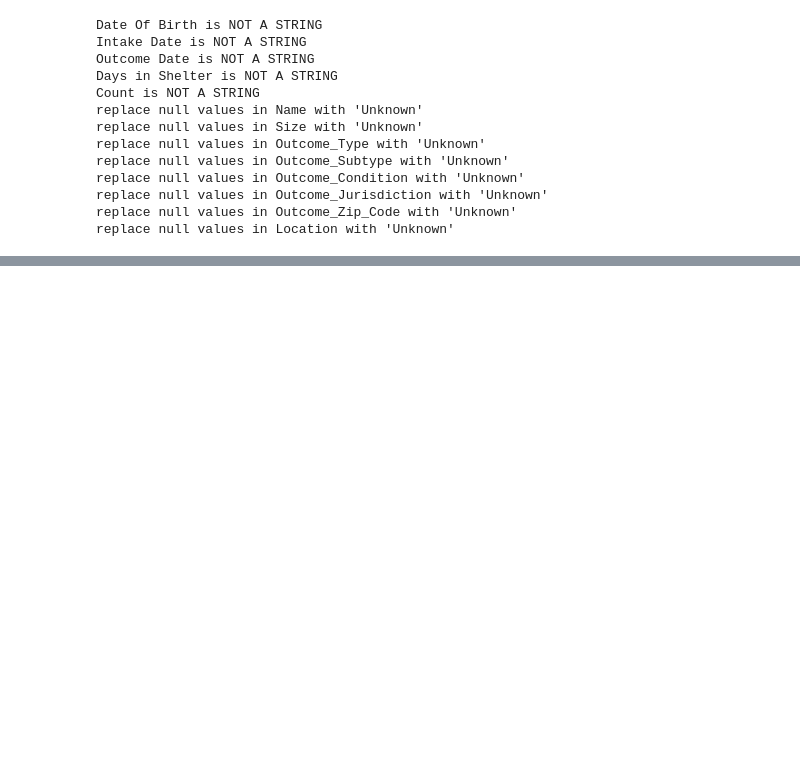
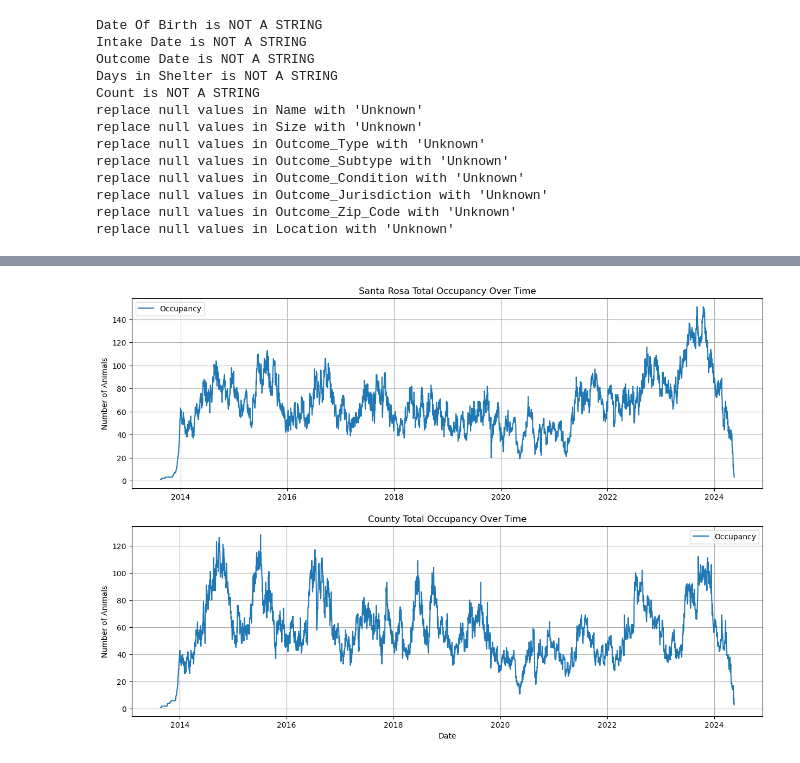
Before and after one commit to robchimel/pawpulation-forecast, a Jupyter notebook: plots.ipynb, the cells around one changed output, grey strips where cells are left out. Cells and saved outputs as stored; diff of their text form; code cells hidden in the pictures; blank space fills up the shorter version.

```diff
--- a/plots.ipynb
+++ b/plots.ipynb
@@ -32,0 +86,23 @@ Index(['Name', 'Type', 'Breed', 'Color', 'Sex', 'Size', 'Date_Of_Birth',
+# %%
+# Plot the time series
+
+plt.figure(figsize=(15, 10))
+
+plt.subplot(2, 1, 1)
+plt.plot(SR_occupancy_ts.index, SR_occupancy_ts['Occupancy'], label='Occupancy')
+plt.title('Santa Rosa Total Occupancy Over Time')
+# plt.xlabel('Date')
+plt.ylabel('Number of Animals')
+plt.legend()
+plt.grid(True)
+# Plot the time series
+plt.subplot(2, 1, 2)
+plt.plot(C_occupancy_ts.index, C_occupancy_ts['Occupancy'], label='Occupancy')
+plt.title('County Total Occupancy Over Time')
+plt.xlabel('Date')
+plt.ylabel('Number of Animals')
+plt.legend()
+plt.grid(True)
+plt.show()
+# %% [output]
+[figure, added]
```
Also changed, not shown: parts of 5 cells of this notebook, 2 other files.
